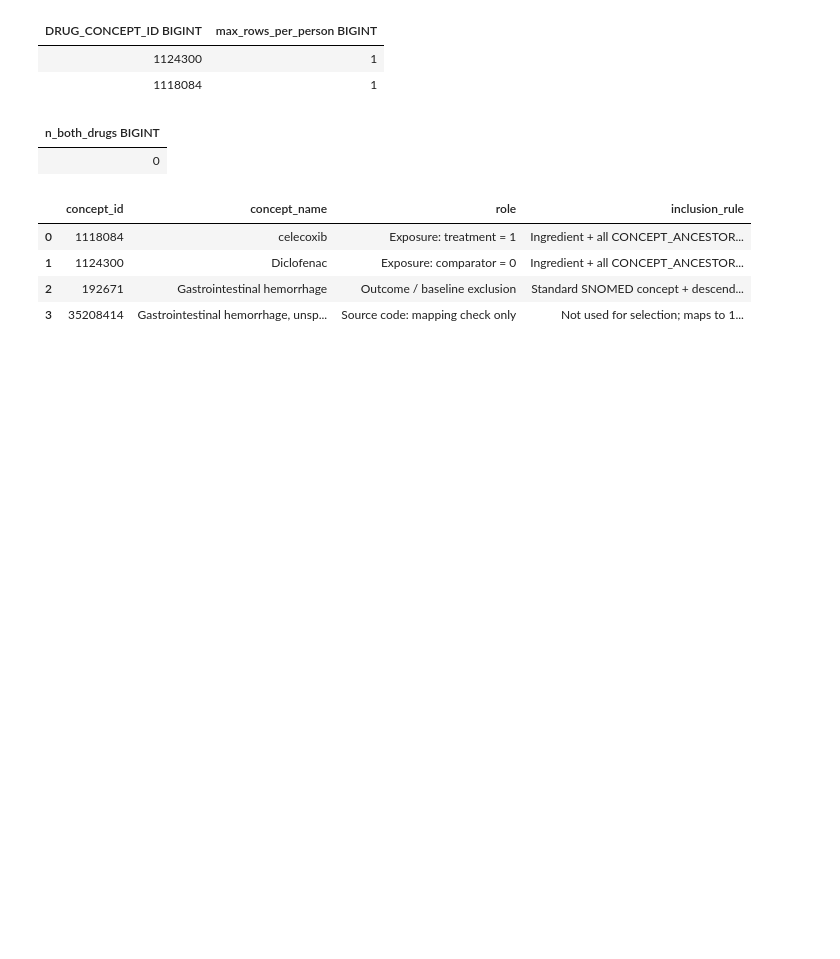
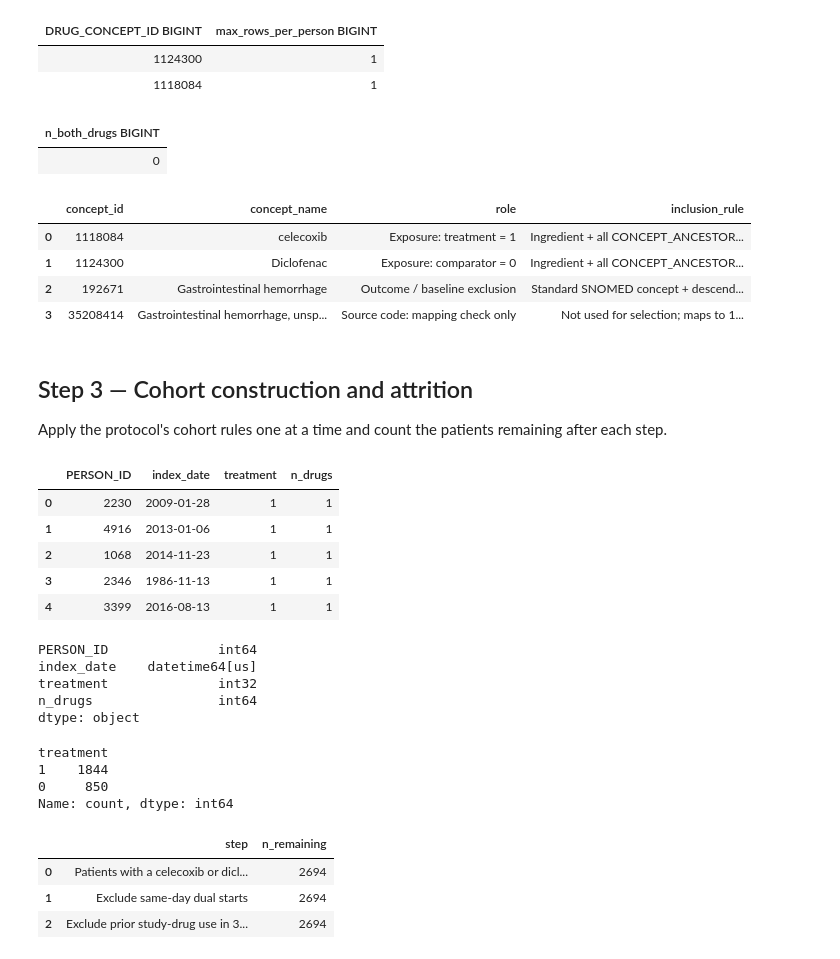
Before and after one commit to mehal-gosalia/gibleed-causal-inference, a Jupyter notebook: gibleed_analysis.ipynb, the cells around one changed output. Saved outputs shown, nothing was run; the diff lists cells and outputs as text; code cells hidden in the pictures; blank space fills up the shorter version.

```diff
--- a/gibleed_analysis.ipynb
+++ b/gibleed_analysis.ipynb
@@ -218,3 +218,63 @@ concept_set_table
 | 1 | 1124300 | Diclofenac | Exposure: comparator = 0 | Ingredient + all CONCEPT_ANCESTOR... |
 | 2 | 192671 | Gastrointestinal hemorrhage | Outcome / baseline exclusion | Standard SNOMED concept + descend... |
 | 3 | 35208414 | Gastrointestinal hemorrhage, unsp... | Source code: mapping check only | Not used for selection; maps to 1... |
+# %% [markdown]
+## Step 3 — Cohort construction and attrition
+Apply the protocol's cohort rules one at a time and count the patients remaining after each step.
+# %%
+# rules 1–2: index date = earliest celecoxib/diclofenac start per patient; treatment 1 = celecoxib, 0 = diclofenac
+index_df = duckdb.sql("""
+    SELECT person_id,
+           MIN(CAST(drug_exposure_start_date AS DATE)) AS index_date,
+           MAX(CASE WHEN drug_concept_id = 1118084 THEN 1 ELSE 0 END) AS treatment,
+           COUNT(DISTINCT drug_concept_id) AS n_drugs
+    FROM drug_exp
+    WHERE drug_concept_id IN (1118084, 1124300)
+    GROUP BY person_id
+""").df()
+
+display(index_df.head())
+display(index_df.dtypes)
+index_df["treatment"].value_counts()
+# %% [output]
+|  | PERSON_ID | index_date | treatment | n_drugs |
+| 0 | 2230 | 2009-01-28 | 1 | 1 |
+| 1 | 4916 | 2013-01-06 | 1 | 1 |
+| 2 | 1068 | 2014-11-23 | 1 | 1 |
+| 3 | 2346 | 1986-11-13 | 1 | 1 |
+| 4 | 3399 | 2016-08-13 | 1 | 1 |
+PERSON_ID              int64
+index_date    datetime64[us]
+treatment              int32
+n_drugs                int64
+dtype: object
+treatment
+1    1844
+0     850
+Name: count, dtype: int64
+# %%
+# attrition tracker: patients remaining after each rule
+attrition = [("Patients with a celecoxib or diclofenac exposure", len(index_df))]
+
+# rule 1: exclude same-day dual starts (both drugs on the earliest date)
+cohort = index_df[index_df["n_drugs"] == 1].copy()
+attrition.append(("Exclude same-day dual starts", len(cohort)))
+
+# rule 2: new-user washout — no study-drug exposure in index −365 to −1
+prior_use = duckdb.sql("""
+    SELECT DISTINCT c.person_id
+    FROM cohort AS c
+    JOIN drug_exp AS d ON d.person_id = c.person_id
+    WHERE d.drug_concept_id IN (1118084, 1124300)
+      AND CAST(d.drug_exposure_start_date AS DATE)
+          BETWEEN c.index_date - INTERVAL 365 DAY AND c.index_date - INTERVAL 1 DAY
+""").df()
+cohort = cohort[~cohort["PERSON_ID"].isin(prior_use["PERSON_ID"])]
+attrition.append(("Exclude prior study-drug use in 365-day baseline (new users)", len(cohort)))
+
+pd.DataFrame(attrition, columns=["step", "n_remaining"])
+# %% [output]
+|  | step | n_remaining |
+| 0 | Patients with a celecoxib or dicl... | 2694 |
+| 1 | Exclude same-day dual starts | 2694 |
+| 2 | Exclude prior study-drug use in 3... | 2694 |
```
Also changed, not shown: parts of 5 cells of this notebook, 1 other file.
